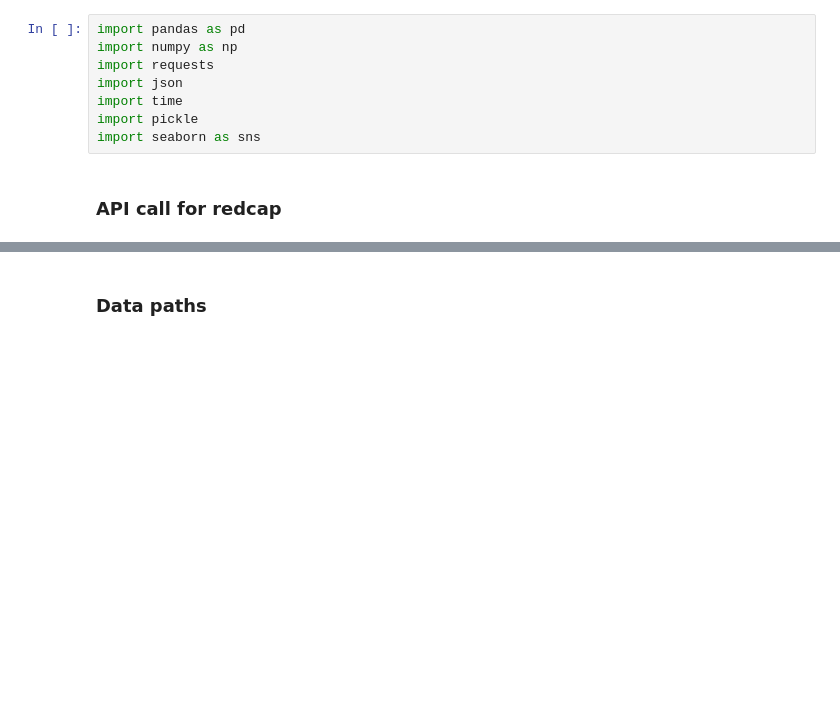
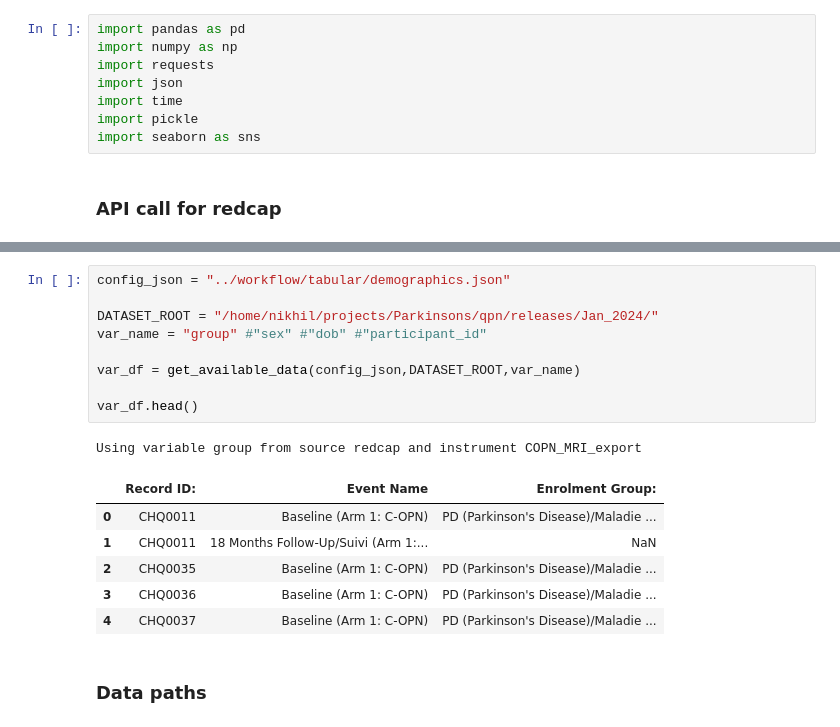
Before and after one commit to nipoppy/nipoppy, a Jupyter notebook: nipoppy/notebooks/tabular_merge.ipynb, the cells around one changed output, grey strips where cells are left out. Drawn from its saved outputs; the diff is of its cells as text; blank space fills up the shorter version.

Commit message:
demo json test complete

```diff
--- a/nipoppy/notebooks/tabular_merge.ipynb
+++ b/nipoppy/notebooks/tabular_merge.ipynb
@@ -46,3 +89,20 @@ def get_inventory_count(df, index_col, availability_indicators):
+# %%
+config_json = "../workflow/tabular/demographics.json"
+
+DATASET_ROOT = "/home/nikhil/projects/Parkinsons/qpn/releases/Jan_2024/"
+var_name = "group" #"sex" #"dob" #"participant_id"
+
+var_df = get_available_data(config_json,DATASET_ROOT,var_name)
+
+var_df.head()
+# %% [output]
+Using variable group from source redcap and instrument COPN_MRI_export
+|  | Record ID: | Event Name | Enrolment Group: |
+| 0 | CHQ0011 | Baseline (Arm 1: C-OPN) | PD (Parkinson's Disease)/Maladie ... |
+| 1 | CHQ0011 | 18 Months Follow-Up/Suivi (Arm 1:... | NaN |
+| 2 | CHQ0035 | Baseline (Arm 1: C-OPN) | PD (Parkinson's Disease)/Maladie ... |
+| 3 | CHQ0036 | Baseline (Arm 1: C-OPN) | PD (Parkinson's Disease)/Maladie ... |
+| 4 | CHQ0037 | Baseline (Arm 1: C-OPN) | PD (Parkinson's Disease)/Maladie ... |
 # %% [markdown]
 ### Data paths
 # %%
```
Also changed, not shown: parts of 2 cells of this notebook, 2 other files.
